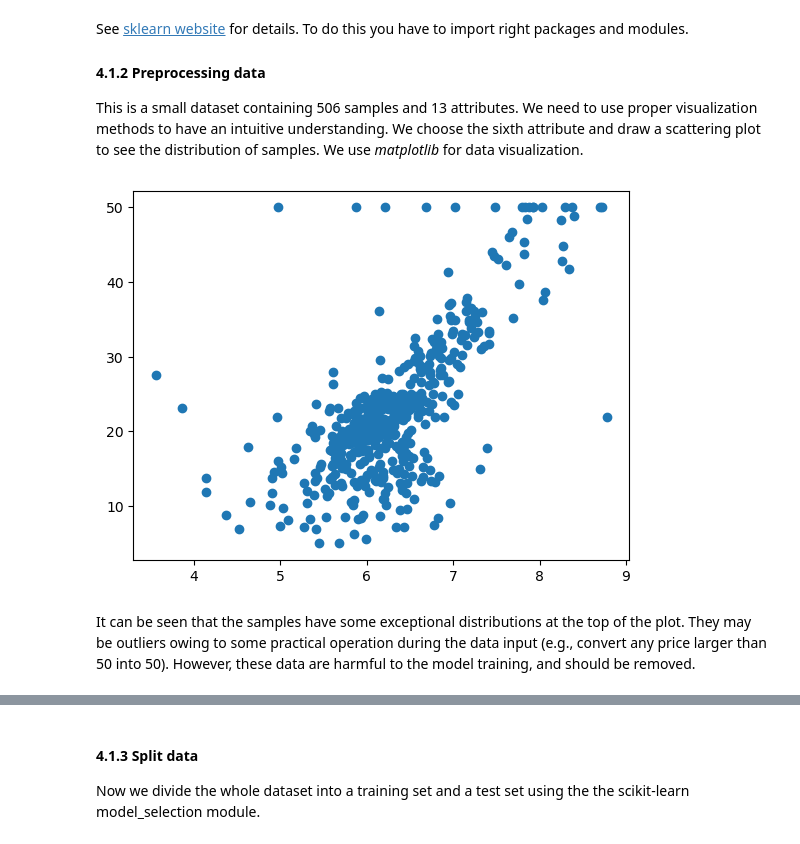
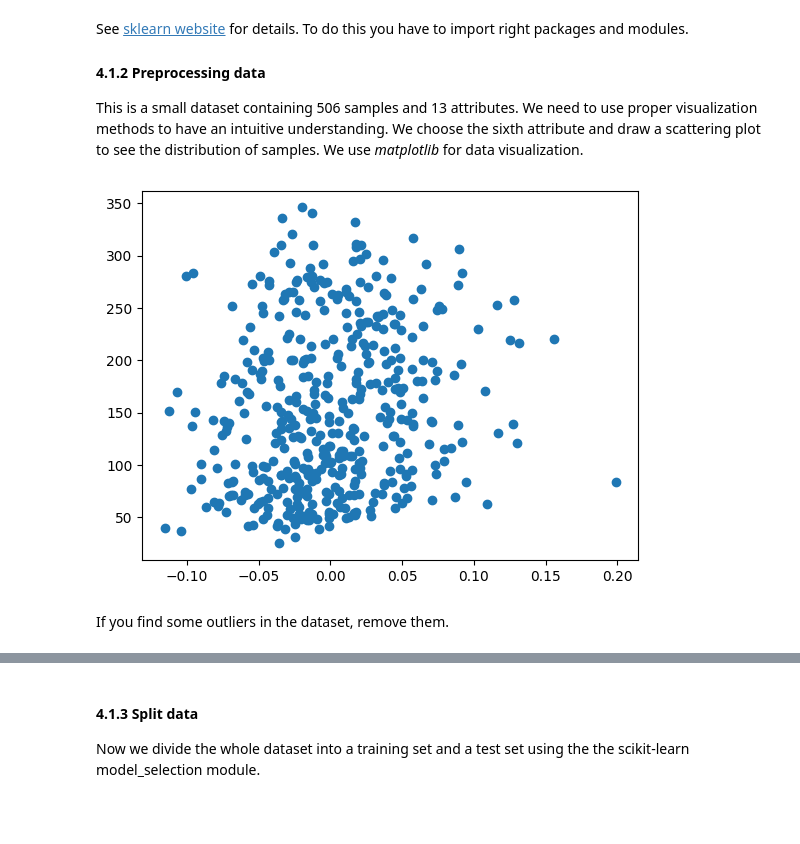
Before and after one commit to SUSTech-ML-Course/Machine-Learning-Course, a Jupyter notebook: lab-material/Lab04.Linear Regression/Lab4-Linear-Regression.ipynb, the cells around one changed output, grey strips where cells are left out. Saved outputs shown, nothing was run; the diff lists cells and outputs as text; code cells hidden in the pictures; blank space fills up the shorter version.

```diff
--- a/lab-material/Lab04.Linear Regression/Lab4-Linear-Regression.ipynb
+++ b/lab-material/Lab04.Linear Regression/Lab4-Linear-Regression.ipynb
@@ -613,6 +611,7 @@ Now it's time to implement linear regression techniques in practice. In this lab
 # %%
 import warnings
 from sklearn import datasets
-boston = datasets.load_boston()
-print(boston.DESCR)
+
+data = datasets.load_diabetes()
+print(data.DESCR)
 # %% [output]
@@ -657,16 +639,16 @@ See [sklearn website](https://scikit-learn.org/stable/modules/classes.html#modul
 This is a small dataset containing 506 samples and 13 attributes. We need to use proper visualization methods to have an intuitive understanding. We choose the sixth attribute and draw a scattering plot to see the distribution of samples. We use *matplotlib* for data visualization.
 # %%
 # Use one feature for visualization
-x = boston.data[:,5]
+x = data.data[:,5]
 
 # Get the target vector
-y = boston.target
+y = data.target
 
 # Scattering plot of prive vs. room number
 from matplotlib import pyplot as plt
 plt.scatter(x,y)
 plt.show()
 # %% [output]
-[figure, old version]
+[figure, new version]
 # %% [markdown]
-It can be seen that the samples have some exceptional distributions at the top of the plot. They may be outliers owing to some practical operation during the data input (e.g., convert any price larger than 50 into 50). However, these data are harmful to the model training, and should be removed.
+If you find some outliers in the dataset, remove them.
```
Also changed, not shown: parts of 17 cells of this notebook, 6 other files.
